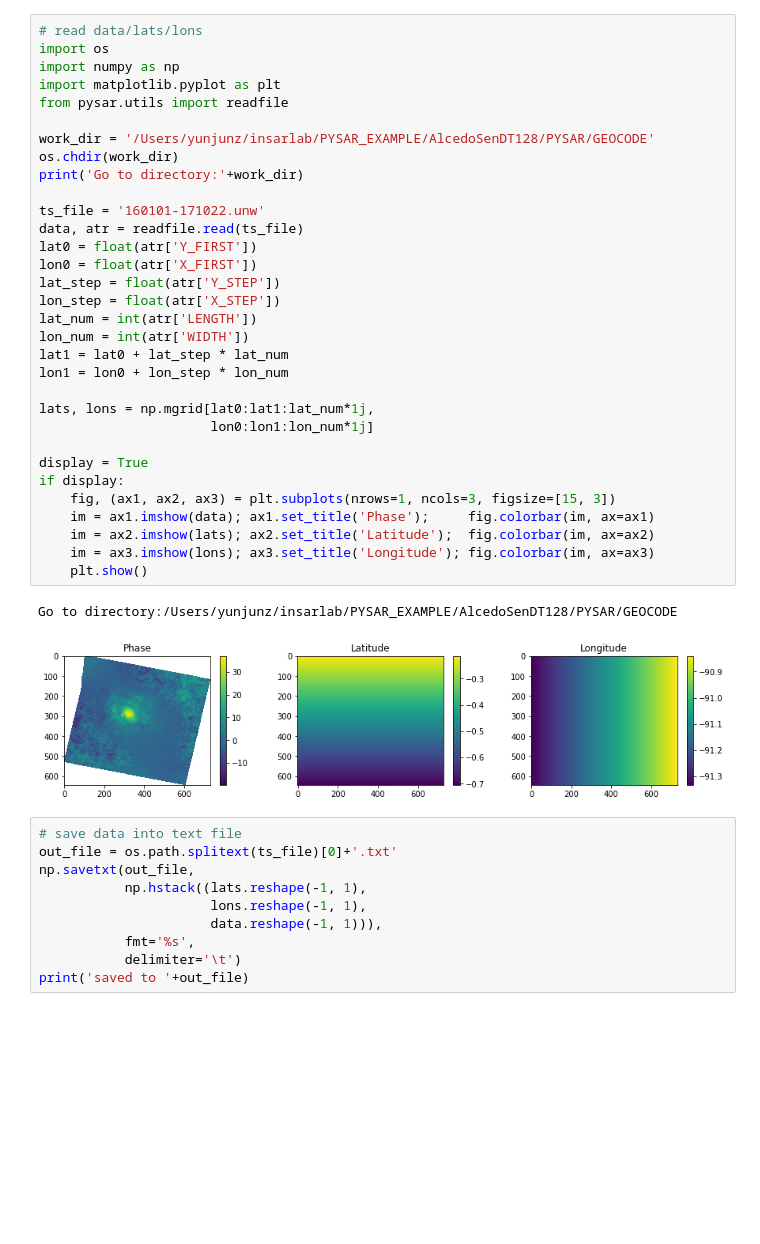
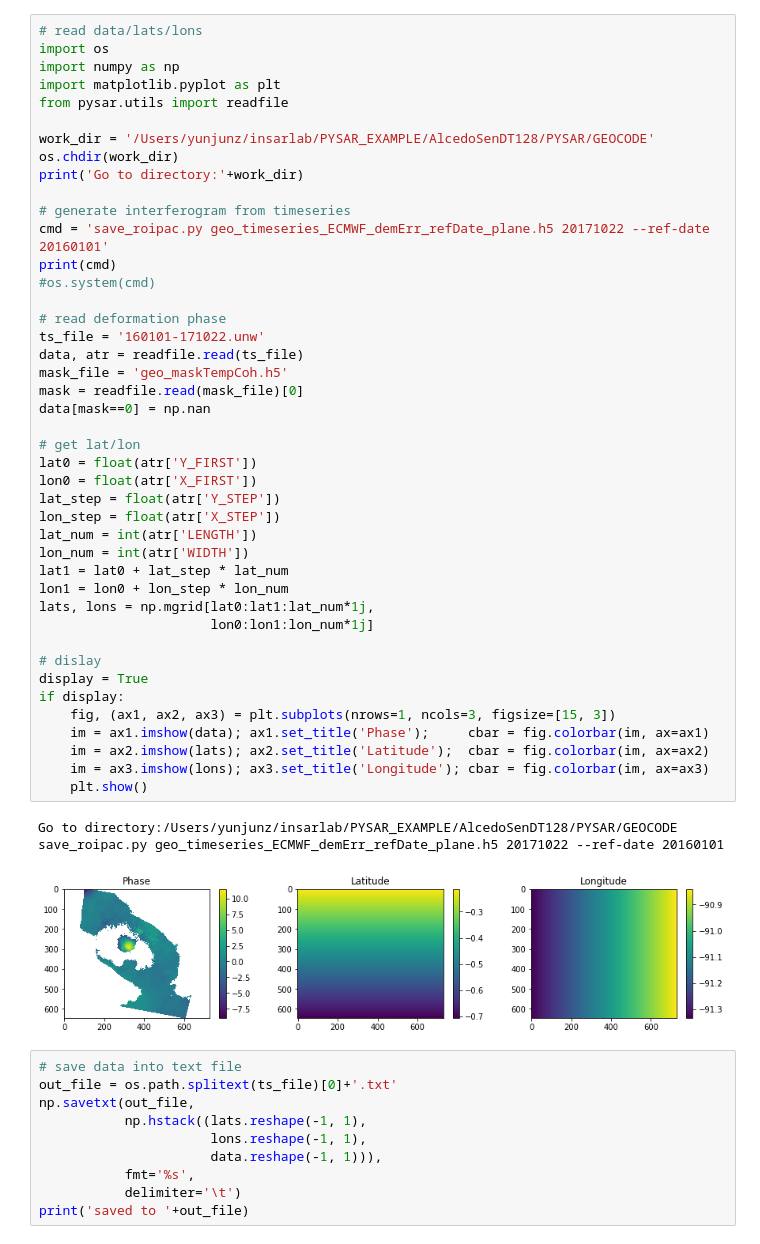
Before and after one commit to insarlab/MintPy, a Jupyter notebook: examples/save_data2text.ipynb, the cells around one changed output. Cells and saved outputs as stored; diff of their text form; blank space fills up the shorter version.

Commit message:
add mask to example/save_data2text.ipynb

```diff
--- a/examples/save_data2text.ipynb
+++ b/examples/save_data2text.ipynb
@@ -1,38 +1,50 @@
 # %%
 # read data/lats/lons
 import os
 import numpy as np
 import matplotlib.pyplot as plt
 from pysar.utils import readfile
 
 work_dir = '/Users/yunjunz/insarlab/PYSAR_EXAMPLE/AlcedoSenDT128/PYSAR/GEOCODE'
 os.chdir(work_dir)
 print('Go to directory:'+work_dir)
 
+# generate interferogram from timeseries
+cmd = 'save_roipac.py geo_timeseries_ECMWF_demErr_refDate_plane.h5 20171022 --ref-date 20160101'
+print(cmd)
+#os.system(cmd)
+
+# read deformation phase
 ts_file = '160101-171022.unw'
 data, atr = readfile.read(ts_file)
+mask_file = 'geo_maskTempCoh.h5'
+mask = readfile.read(mask_file)[0]
+data[mask==0] = np.nan
+
+# get lat/lon
 lat0 = float(atr['Y_FIRST'])
 lon0 = float(atr['X_FIRST'])
 lat_step = float(atr['Y_STEP'])
 lon_step = float(atr['X_STEP'])
 lat_num = int(atr['LENGTH'])
 lon_num = int(atr['WIDTH'])
 lat1 = lat0 + lat_step * lat_num
 lon1 = lon0 + lon_step * lon_num
-
 lats, lons = np.mgrid[lat0:lat1:lat_num*1j,
                       lon0:lon1:lon_num*1j]
 
+# dislay
 display = True
 if display:
     fig, (ax1, ax2, ax3) = plt.subplots(nrows=1, ncols=3, figsize=[15, 3])
-    im = ax1.imshow(data); ax1.set_title('Phase');     fig.colorbar(im, ax=ax1)
-    im = ax2.imshow(lats); ax2.set_title('Latitude');  fig.colorbar(im, ax=ax2)
-    im = ax3.imshow(lons); ax3.set_title('Longitude'); fig.colorbar(im, ax=ax3)
+    im = ax1.imshow(data); ax1.set_title('Phase');     cbar = fig.colorbar(im, ax=ax1)
+    im = ax2.imshow(lats); ax2.set_title('Latitude');  cbar = fig.colorbar(im, ax=ax2)
+    im = ax3.imshow(lons); ax3.set_title('Longitude'); cbar = fig.colorbar(im, ax=ax3)
     plt.show()
 # %% [output]
 Go to directory:/Users/yunjunz/insarlab/PYSAR_EXAMPLE/AlcedoSenDT128/PYSAR/GEOCODE
+save_roipac.py geo_timeseries_ECMWF_demErr_refDate_plane.h5 20171022 --ref-date 20160101
-[figure, old version]
+[figure, new version]
 # %%
 # save data into text file
 out_file = os.path.splitext(ts_file)[0]+'.txt'
```
